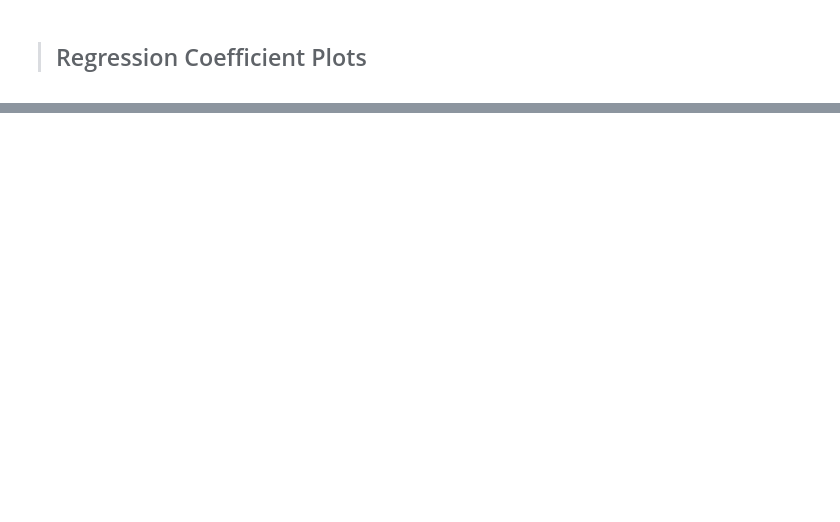
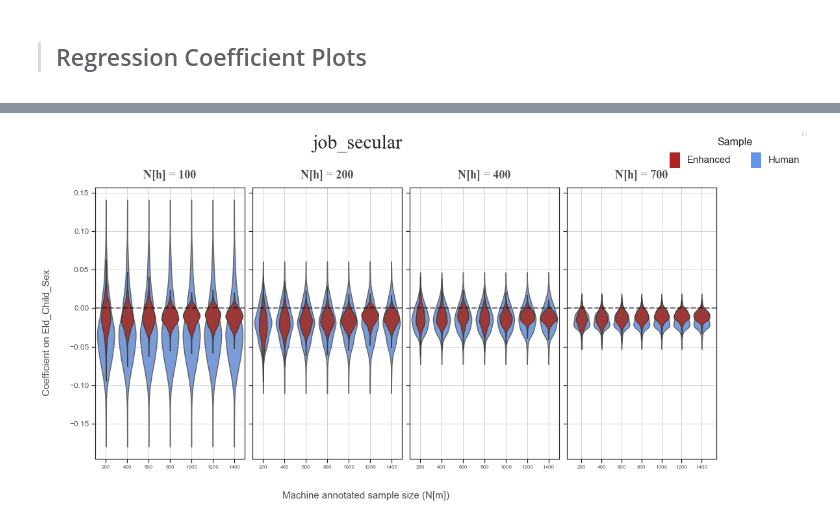
Before and after one commit to worldbank/iQual, a Jupyter notebook: notebooks/RegressionCoefficientTest.ipynb, the cells around one changed output, grey strips where cells are left out. Cells and saved outputs as stored; diff of their text form; code cells hidden in the pictures; blank space fills up the shorter version.

```diff
--- a/notebooks/RegressionCoefficientTest.ipynb
+++ b/notebooks/RegressionCoefficientTest.ipynb
@@ -240,0 +216,83 @@ fig.tight_layout()
+# %%
+ANNOTATION, REGRESSOR = 'job_secular','eld_child_sex'
+# %%
+coef_df = coef_data.loc[(coef_data['annotation']==ANNOTATION),keep_cols]
+
+fig, axs = plt.subplots(nrows=1, ncols=4, figsize=(16,8), sharey=True, sharex=False)
+
+fig.suptitle(ANNOTATION,x=0.4, y=0.99, fontfamily='Times New Roman',fontsize=30,)
+
+# Iterate over N(h)
+for i, human_size in enumerate(HUMAN_SIZES):
+    # Get axis
+    ax = axs[i]
+
+    # Select subset [n_h = human_size]
+
+    df = coef_df[(coef_df['n_h']==human_size)]
+
+    # Zeroline (dashed)
+    ax.axhline(y=0, ls='--',color='black',alpha=0.5, lw=2)
+
+    # Human sample
+    sns.violinplot(x=df['n_m'],y=df['human_boot_coef'],
+                   ax=ax,dodge=False,inner=None,saturation=0.7,color='cornflowerblue',
+                   name=None
+                  )
+
+    # Enhanced sample
+    sns.violinplot(x=df['n_m'],y=df['enh_boot_coef'],
+                   ax=ax,dodge=False,inner=None,saturation=0.7,color='firebrick',
+                   name=None
+                  )
+
+    # Removing redundant xy axis labels
+    ax.set(ylabel=None,xlabel=None)
+    ax.tick_params(axis='y',labelsize=12, labelcolor='#4e4e4e')
+    ax.tick_params(axis='x',labelsize=8, labelcolor='#4e4e4e')
+
+    ax.grid(True, lw=1, c='lightgray')
+
+    # Subplot title
+    ax.set_title(f"N[h] = {human_size}",fontdict={'family':'Times New Roman',
+                                            'fontsize':18,
+                                            'color':'#4e4e4e',
+                                            'fontweight':800
+                                           },
+                 pad=15
+                )
+
+
+# Add legends
+human_patch = plt.plot([], [], color='cornflowerblue', marker='s', markersize=10, linestyle='')[0]
+enhanced_patch = plt.plot([], [], color='firebrick',  marker='s', markersize=10, linestyle='')[0]
+fig.legend(handles=[human_patch, enhanced_patch], loc='upper right', ncol=2)
+
+# Y-axis label
+fig.text(-0.02, 0.3,f"Coefficient on {REGRESSOR.title()}",rotation='vertical',
+         fontdict={"fontsize":15,'color':"#4e4e4e"},
+        )
+# X-axis label
+fig.text(0.3, 0.02,f"Machine annotated sample size (N[m])",
+         fontdict={"fontsize":15,'color':"#4e4e4e"},
+        )
+
+# Layout
+
+# Legend
+patches = [
+    mpatches.Patch(color='firebrick', label='Enhanced'),
+    mpatches.Patch(color='cornflowerblue', label='Human'),
+          ]
+fig.legend(handles=patches,
+           title='Sample',
+           title_fontsize=16,
+           fontsize=15,
+           ncol=2,labelspacing=0.5,
+           handlelength=1,handleheight=2,
+           loc='upper right',frameon=False,
+         )
+plt.subplots_adjust(top=0.85,wspace=0.05,right=0.88,left=0.05)
+plt.show()
+# %% [output]
+[figure, added]
```
Also changed, not shown: parts of 17 cells of this notebook, 3 other files.
